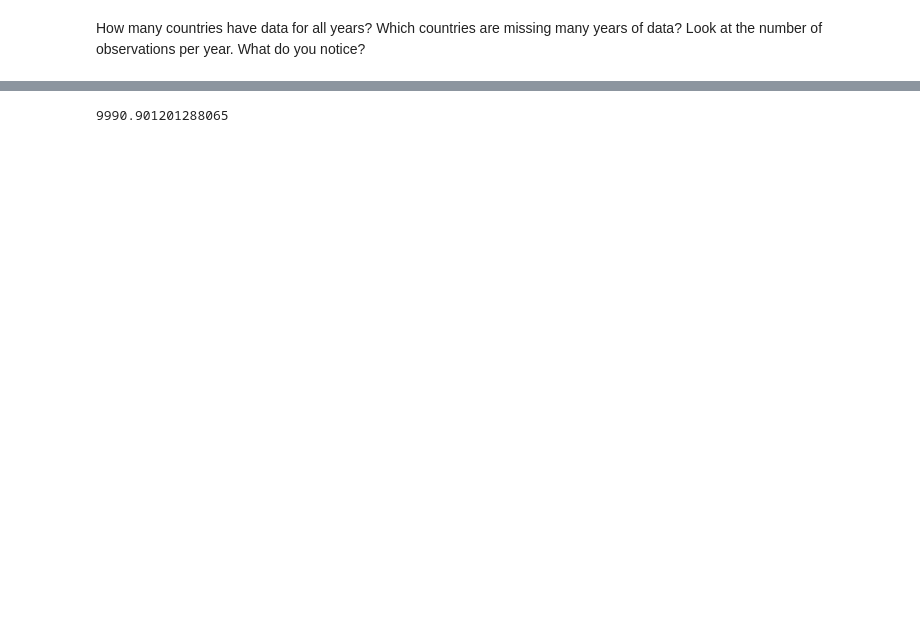
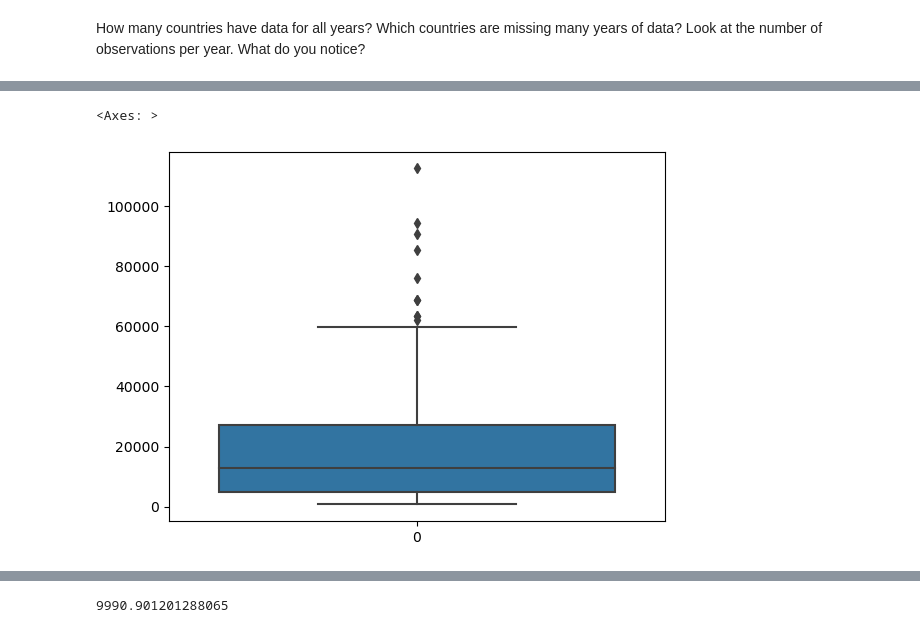
Before and after one commit to NSS-Full-Time-Data-Analytics-11/un-project-ShandenKey, a Jupyter notebook: notebooks/UN2-SMK.ipynb, the cells around one changed output, grey strips where cells are left out. Drawn from its saved outputs; the diff is of its cells as text; code cells hidden in the pictures; blank space fills up the shorter version.

```diff
--- a/notebooks/UN2-SMK.ipynb
+++ b/notebooks/UN2-SMK.ipynb
@@ -222,0 +235,5 @@ gdp_df.plot.box()
+# %%
+sns.boxplot(gdp_2020['GDP_Per_Capita'])
+# %% [output]
+<Axes: >
+[figure, added]
```
Also changed, not shown: parts of 37 cells of this notebook.
